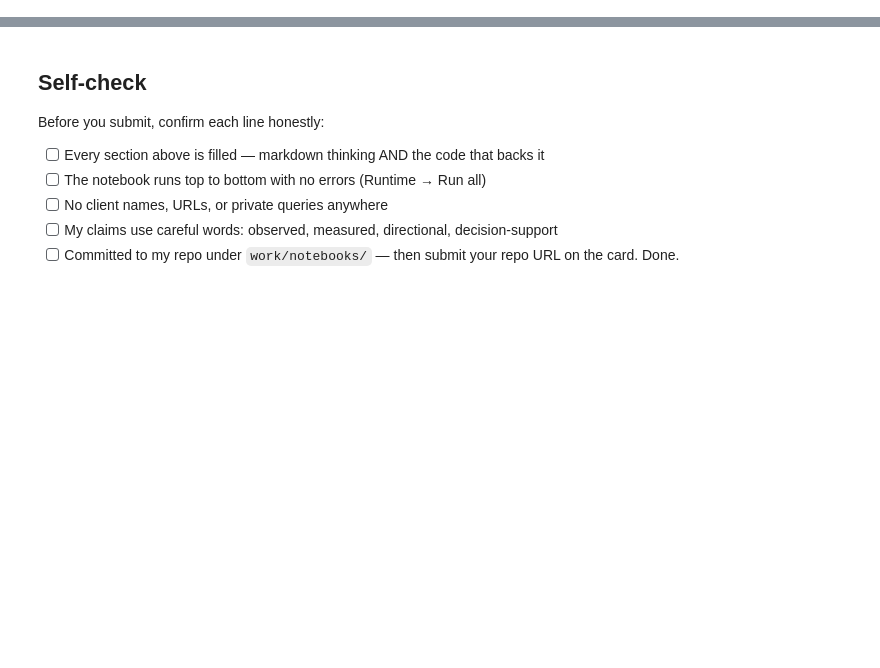
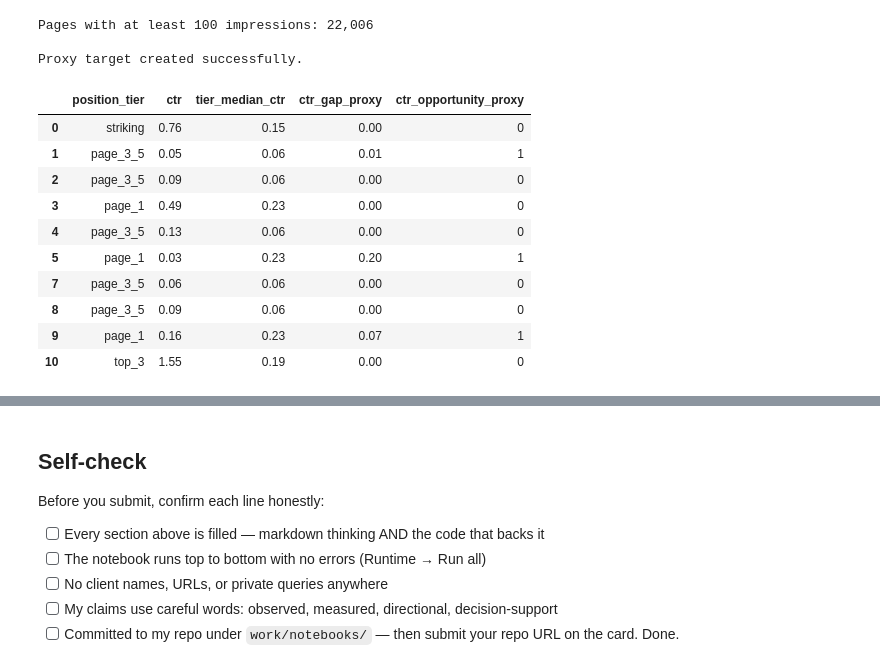
Before and after one commit to saisathwik2703/flyrank-ml-internship-starter, a Jupyter notebook: work/notebooks/w02_ml_task_framing.ipynb, the cells around one changed output, grey strips where cells are left out. Saved outputs shown, nothing was run; the diff lists cells and outputs as text; code cells hidden in the pictures; blank space fills up the shorter version.

```diff
--- a/work/notebooks/w02_ml_task_framing.ipynb
+++ b/work/notebooks/w02_ml_task_framing.ipynb
@@ -115,0 +87,52 @@ the page is the object that recieves the score and enters the review queue. the
+# %%
+# Create the Lane 4 analysis slice.
+# We use at least 100 impressions to reduce extremely noisy CTR estimates.
+
+lane_df = df[df["impressions_90d"] >= 100].copy()
+
+print(f"Pages with at least 100 impressions: {len(lane_df):,}")
+
+# Calculate the median CTR within each position tier.
+lane_df["tier_median_ctr"] = (
+    lane_df.groupby("position_tier")["ctr"]
+    .transform("median")
+)
+
+# Position-relative CTR gap.
+lane_df["ctr_gap_proxy"] = (
+    lane_df["tier_median_ctr"] - lane_df["ctr"]
+).clip(lower=0)
+
+# Proxy target.
+lane_df["ctr_opportunity_proxy"] = (
+    lane_df["ctr"] < lane_df["tier_median_ctr"]
+).astype(int)
+
+print("\nProxy target created successfully.")
+
+display(
+    lane_df[
+        [
+            "position_tier",
+            "ctr",
+            "tier_median_ctr",
+            "ctr_gap_proxy",
+            "ctr_opportunity_proxy"
+        ]
+    ].head(10)
+)
+# %% [output]
+Pages with at least 100 impressions: 22,006
+
+Proxy target created successfully.
+|  | position_tier | ctr | tier_median_ctr | ctr_gap_proxy | ctr_opportunity_proxy |
+| 0 | striking | 0.76 | 0.15 | 0.00 | 0 |
+| 1 | page_3_5 | 0.05 | 0.06 | 0.01 | 1 |
+| 2 | page_3_5 | 0.09 | 0.06 | 0.00 | 0 |
+| 3 | page_1 | 0.49 | 0.23 | 0.00 | 0 |
+| 4 | page_3_5 | 0.13 | 0.06 | 0.00 | 0 |
+| 5 | page_1 | 0.03 | 0.23 | 0.20 | 1 |
+| 7 | page_3_5 | 0.06 | 0.06 | 0.00 | 0 |
+| 8 | page_3_5 | 0.09 | 0.06 | 0.00 | 0 |
+| 9 | page_1 | 0.16 | 0.23 | 0.07 | 1 |
+| 10 | top_3 | 1.55 | 0.19 | 0.00 | 0 |
```
Also changed, not shown: parts of 21 cells of this notebook.
